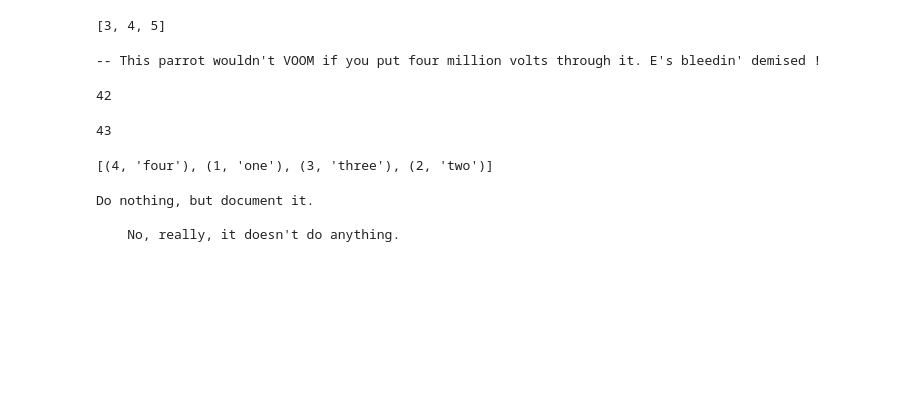
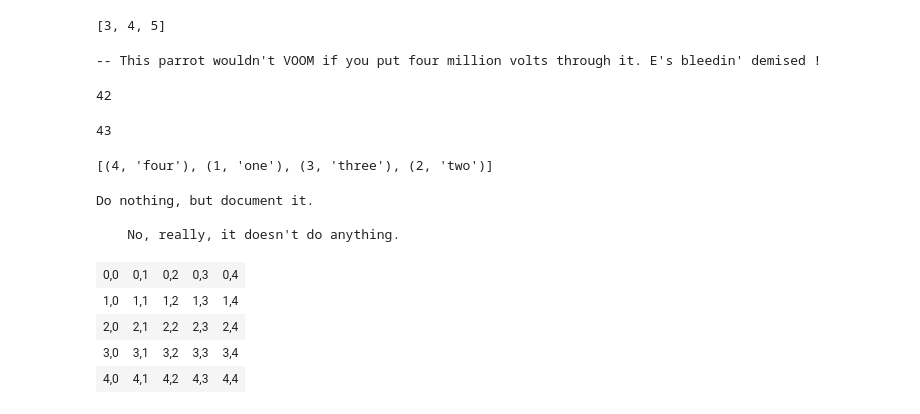
Before and after one commit to FallenGameR/LearningPython, a Jupyter notebook: Introduction to Python.ipynb, the cells around one changed output. Drawn from its saved outputs; the diff is of its cells as text; code cells hidden in the pictures; blank space fills up the shorter version.

```diff
--- a/Introduction to Python.ipynb
+++ b/Introduction to Python.ipynb
@@ -795,0 +800,17 @@ Do nothing, but document it.
+# %%
+HTML('''
+    <table style="border: 2px solid black;">
+    ''' +
+         ''.join(['<tr>' +
+                  ''.join([f'<td>{row},{col}</td>'
+                           for col in range(5)]) +
+                  '</tr>' for row in range(5)]) +
+         '''
+    </table>
+    ''')
+# %% [output]
+| 0,0 | 0,1 | 0,2 | 0,3 | 0,4 |
+| 1,0 | 1,1 | 1,2 | 1,3 | 1,4 |
+| 2,0 | 2,1 | 2,2 | 2,3 | 2,4 |
+| 3,0 | 3,1 | 3,2 | 3,3 | 3,4 |
+| 4,0 | 4,1 | 4,2 | 4,3 | 4,4 |
```
Also changed, not shown: parts of 4 cells of this notebook.
